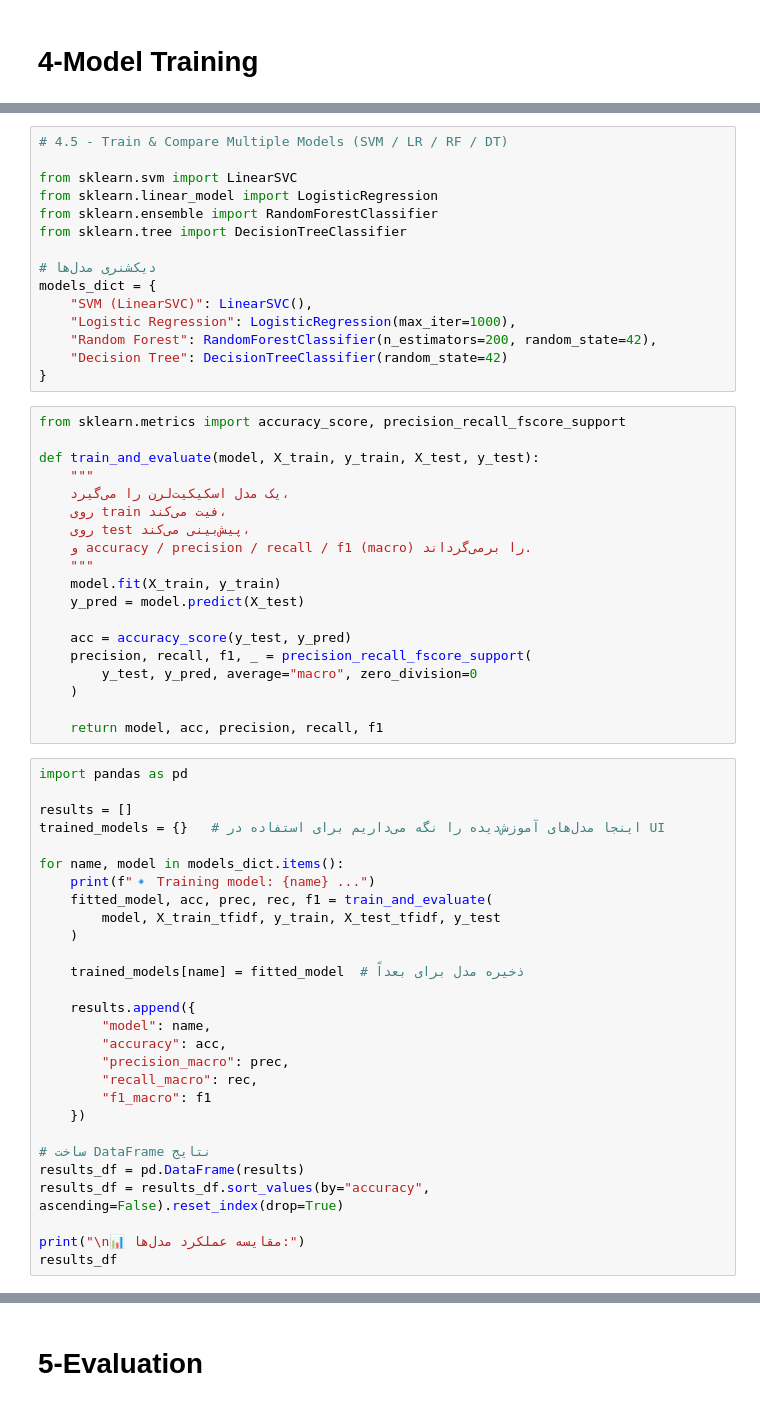
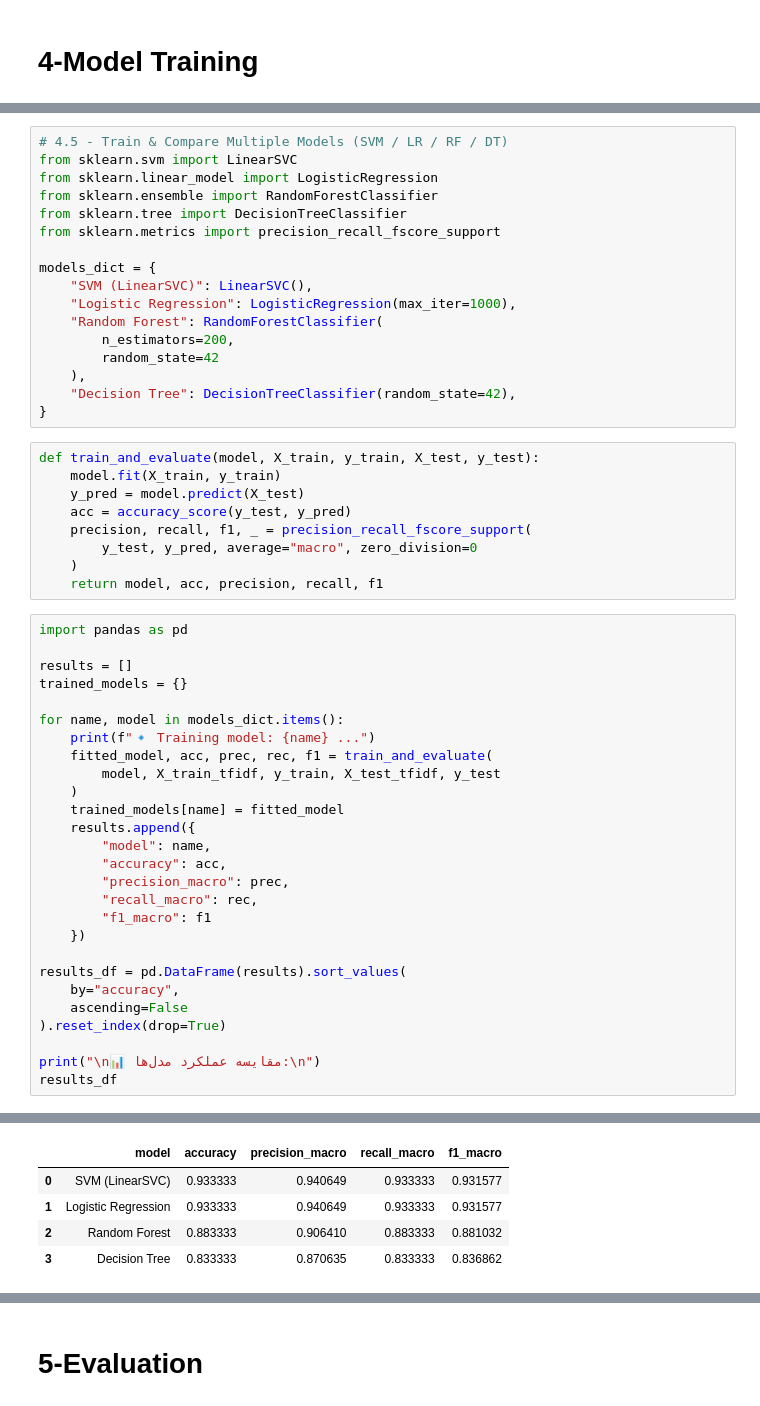
Before and after one commit to fatsed/CustomerSupportToneChecker, a Jupyter notebook: notebooks/02_ToneDetection_api_ui.ipynb, the cells around one changed output, grey strips where cells are left out. Drawn from its saved outputs; the diff is of its cells as text.

```diff
--- a/notebooks/02_ToneDetection_api_ui.ipynb
+++ b/notebooks/02_ToneDetection_api_ui.ipynb
@@ -209,51 +248,41 @@ plt.show()
 # %%
 # 4.5 - Train & Compare Multiple Models (SVM / LR / RF / DT)
-
 from sklearn.svm import LinearSVC
 from sklearn.linear_model import LogisticRegression
 from sklearn.ensemble import RandomForestClassifier
 from sklearn.tree import DecisionTreeClassifier
+from sklearn.metrics import precision_recall_fscore_support
 
-# دیکشنری مدل‌ها
 models_dict = {
     "SVM (LinearSVC)": LinearSVC(),
     "Logistic Regression": LogisticRegression(max_iter=1000),
-    "Random Forest": RandomForestClassifier(n_estimators=200, random_state=42),
-    "Decision Tree": DecisionTreeClassifier(random_state=42)
+    "Random Forest": RandomForestClassifier(
+        n_estimators=200,
+        random_state=42
+    ),
+    "Decision Tree": DecisionTreeClassifier(random_state=42),
 }
 # %%
-from sklearn.metrics import accuracy_score, precision_recall_fscore_support
-
 def train_and_evaluate(model, X_train, y_train, X_test, y_test):
-    """
-    یک مدل اسکیکیت‌لرن را می‌گیرد،
-    روی train فیت می‌کند،
-    روی test پیش‌بینی می‌کند،
-    و accuracy / precision / recall / f1 (macro) را برمی‌گرداند.
-    """
     model.fit(X_train, y_train)
     y_pred = model.predict(X_test)
-
     acc = accuracy_score(y_test, y_pred)
     precision, recall, f1, _ = precision_recall_fscore_support(
         y_test, y_pred, average="macro", zero_division=0
     )
-
     return model, acc, precision, recall, f1
 # %%
 import pandas as pd
 
 results = []
-trained_models = {}   # اینجا مدل‌های آموزش‌دیده را نگه می‌داریم برای استفاده در UI
+trained_models = {}
 
 for name, model in models_dict.items():
     print(f"🔹 Training model: {name} ...")
     fitted_model, acc, prec, rec, f1 = train_and_evaluate(
         model, X_train_tfidf, y_train, X_test_tfidf, y_test
     )
-
-    trained_models[name] = fitted_model  # ذخیره مدل برای بعداً
-
+    trained_models[name] = fitted_model
     results.append({
         "model": name,
         "accuracy": acc,
@@ -262,9 +291,11 @@ for name, model in models_dict.items():
         "f1_macro": f1
     })
 
-# ساخت DataFrame نتایج
-results_df = pd.DataFrame(results)
-results_df = results_df.sort_values(by="accuracy", ascending=False).reset_index(drop=True)
+results_df = pd.DataFrame(results).sort_values(
+    by="accuracy",
+    ascending=False
+).reset_index(drop=True)
 
-print("\n📊 مقایسه عملکرد مدل‌ها:")
+print("\n📊 مقایسه عملکرد مدل‌ها:\n")
 results_df
+# %% [output]
@@ -271 +308,6 @@ results_df
+|  | model | accuracy | precision_macro | recall_macro | f1_macro |
+| 0 | SVM (LinearSVC) | 0.933333 | 0.940649 | 0.933333 | 0.931577 |
+| 1 | Logistic Regression | 0.933333 | 0.940649 | 0.933333 | 0.931577 |
+| 2 | Random Forest | 0.883333 | 0.906410 | 0.883333 | 0.881032 |
+| 3 | Decision Tree | 0.833333 | 0.870635 | 0.833333 | 0.836862 |
 # %%
```
Also changed, not shown: parts of 40 cells of this notebook.
